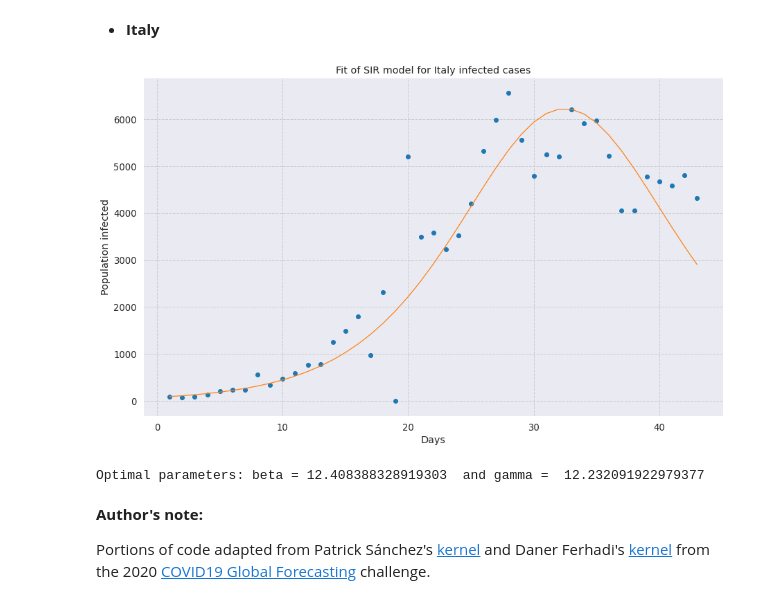
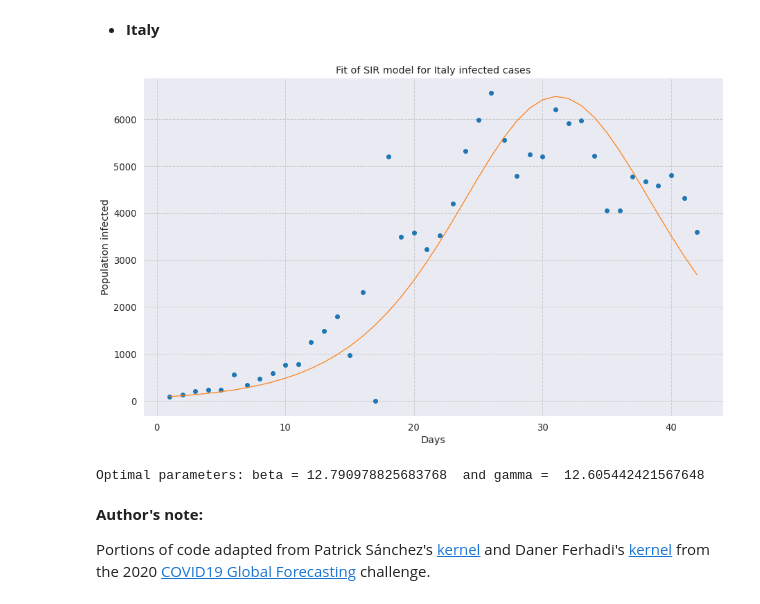
Before and after one commit to rdcolema/covid19-tracking, a Jupyter notebook: covid_forecasting.ipynb, the cells around one changed output. Cells and saved outputs as stored; diff of their text form; code cells hidden in the pictures.

```diff
--- a/covid_forecasting.ipynb
+++ b/covid_forecasting.ipynb
@@ -461,39 +461,39 @@ country_df = (
 )
 
 # Limit plot to more recent data
-country_df = country_df[23:]
+country_df = country_df[25:]
 country_df['day_count'] = list(range(1, len(country_df)+1))
 
 y_data = country_df.ConfirmedCases
 x_data = country_df.day_count
 y_data = np.array(y_data, dtype=float)
 x_data = np.array(x_data, dtype=float)
 
 N = population
 inf0 = y_data[0]
 sus0 = N - inf0
 rec0 = 0.0
 
 def sir_model(y, x, beta, gamma):
     sus = -beta * y[0] * y[1] / N
     rec = gamma * y[1]
     inf = -(sus + rec)
     return sus, inf, rec
 
 def fit_odeint(x, beta, gamma):
     return integrate.odeint(sir_model, (sus0, inf0, rec0), x, args=(beta, gamma))[:,1]
 
 popt, pcov = optimize.curve_fit(fit_odeint, x_data, y_data)
 fitted = fit_odeint(x_data, *popt)
 
 plt.figure(figsize=(15,9))
 plt.plot(x_data, y_data, 'o')
 plt.plot(x_data, fitted)
 plt.title("Fit of SIR model for Italy infected cases")
 plt.ylabel("Population infected")
 plt.xlabel("Days")
 plt.show()
 print("Optimal parameters: beta =", popt[0], " and gamma = ", popt[1])
 # %% [output]
-[figure, old version]
+[figure, new version]
-Optimal parameters: beta = 12.408388328919303  and gamma =  12.232091922979377
+Optimal parameters: beta = 12.790978825683768  and gamma =  12.605442421567648
```
Also changed, not shown: parts of 6 cells of this notebook, 2 other files.
